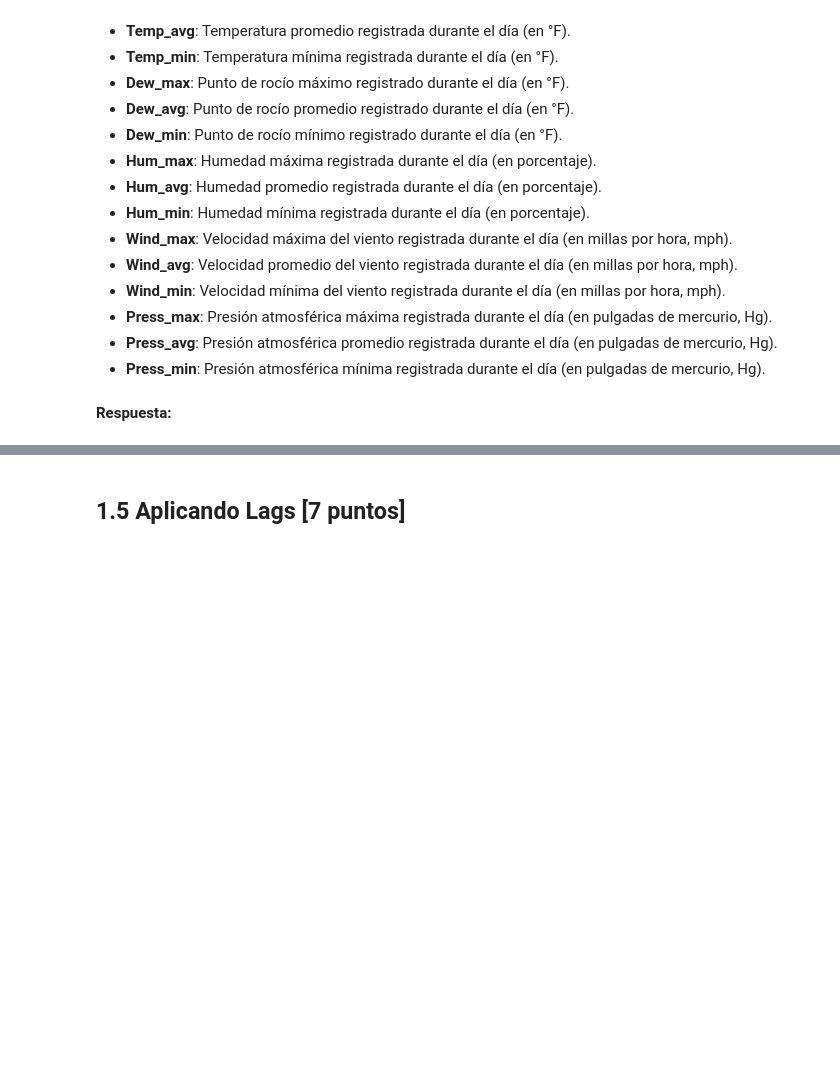
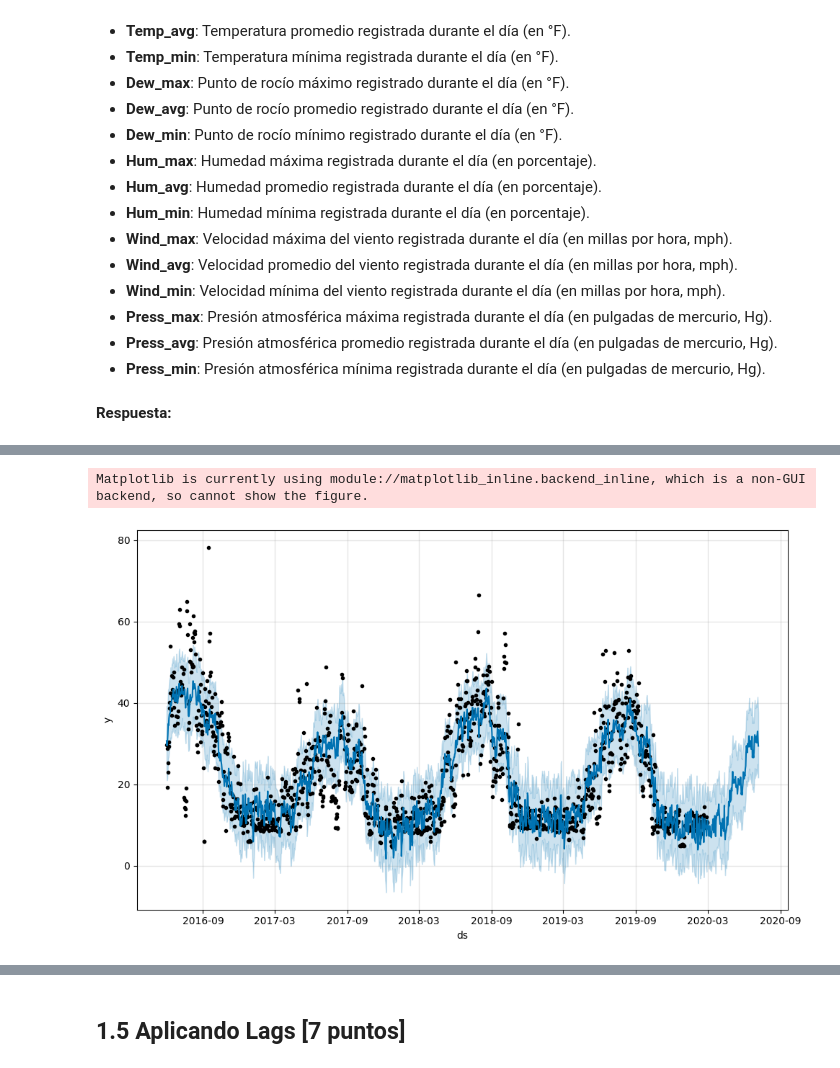
Before and after one commit to MartinTorricoP/Laboratorios_MDS7202, a Jupyter notebook: Lab8_-_Forecasting_y_sistema_de_recomendacion/Lab_8_MT_AT.ipynb, the cells around one changed output, grey strips where cells are left out. Drawn from its saved outputs; the diff is of its cells as text; code cells hidden in the pictures; blank space fills up the shorter version.

```diff
--- a/Lab8_-_Forecasting_y_sistema_de_recomendacion/Lab_8_MT_AT.ipynb
+++ b/Lab8_-_Forecasting_y_sistema_de_recomendacion/Lab_8_MT_AT.ipynb
@@ -549,0 +546,34 @@ Los datos del dataset de Frink son los siguientes:
+# %%
+# 0
+
+datos_frink = pd.read_csv('datos_frink.csv')
+
+# date a datetime
+datos_frink['date'] = pd.to_datetime(datos_frink['date'])
+
+# Realizamos el merge
+train_merged = pd.merge(train_prophet, datos_frink, left_on='ds', right_on='date', how='left')
+test_merged = pd.merge(test_prophet, datos_frink, left_on='ds', right_on='date', how='left')
+
+# conservamos las columnas a utilizar
+train_merged = train_merged[['ds', 'y', 'Temp_avg', 'Hum_avg', 'Wind_avg']]
+test_merged = test_merged[['ds', 'y', 'Temp_avg', 'Hum_avg', 'Wind_avg']]
+# %%
+# 1
+
+# añadimos los regresores
+m = Prophet()
+m.add_regressor('Temp_avg')
+m.add_regressor('Hum_avg')
+m.add_regressor('Wind_avg')
+
+# entrenamos
+m.fit(train_merged)
+future = m.make_future_dataframe(periods=129)
+
+# merge variables exógenas
+future = pd.merge(future, datos_frink[['date', 'Temp_avg', 'Hum_avg', 'Wind_avg']], left_on='ds', right_on='date', how='left')
+
+# predecimos
+forecast = m.predict(future)
+forecast[['ds', 'yhat', 'yhat_lower', 'yhat_upper']].tail()
@@ -549,0 +587,7 @@ Los datos del dataset de Frink son los siguientes:
+# %%
+# 2
+fig3 = m.plot(forecast)
+fig3.show()
+# %% [output]
+Matplotlib is currently using module://matplotlib_inline.backend_inline, which is a non-GUI backend, so cannot show the figure.
+[figure, added]
```
Also changed, not shown: parts of 12 cells of this notebook.
